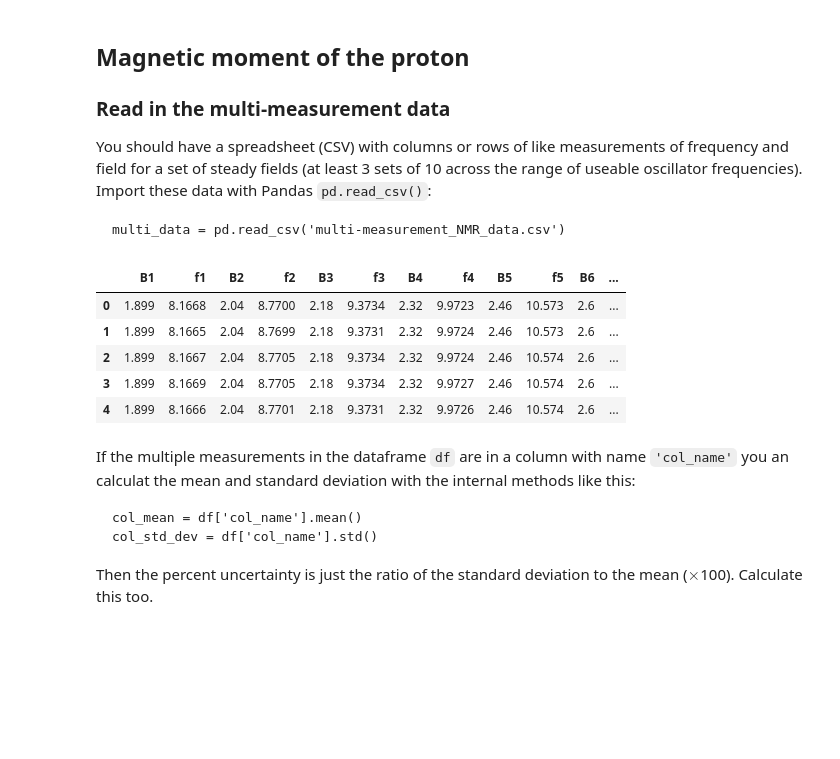
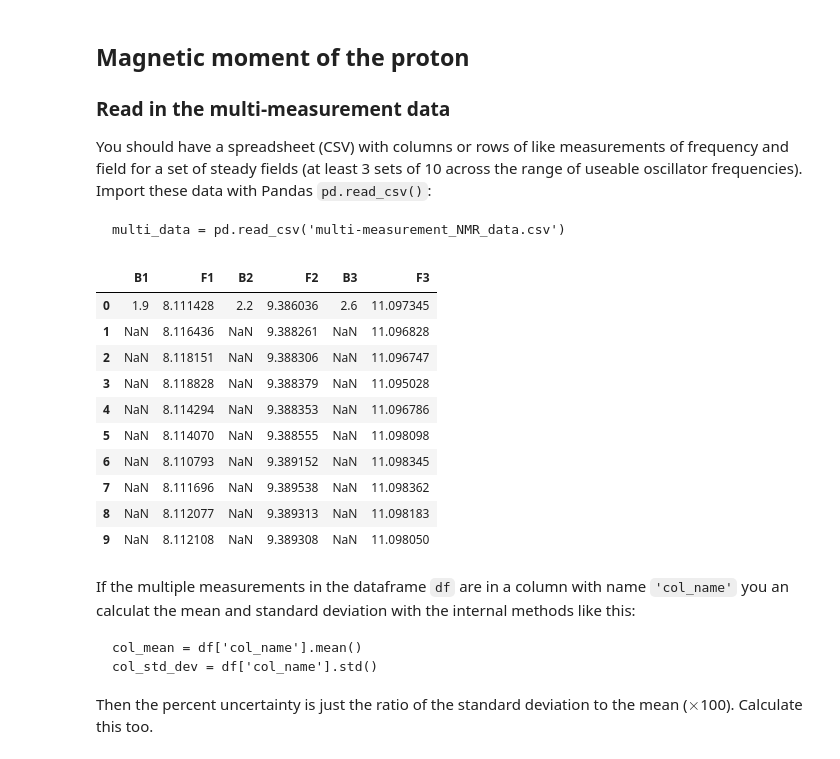
Before and after one commit to mbrosenuw/continuous-NMR, a Jupyter notebook: Continuous NMR Analysis (Template).ipynb, the cells around one changed output. Saved outputs shown, nothing was run; the diff lists cells and outputs as text; code cells hidden in the pictures; blank space fills up the shorter version.

```diff
--- a/Continuous NMR Analysis (Template).ipynb
+++ b/Continuous NMR Analysis (Template).ipynb
@@ -63,15 +89,20 @@ You should have a spreadsheet (CSV) with columns or rows of like measurements of
     multi_data = pd.read_csv('multi-measurement_NMR_data.csv')
 # %%
 # Read in the data to a Pandas dataframe and print a table.
-df = pd.read_csv('exercise1_data.csv')
+df = pd.read_csv('exercise 1 calibration.csv')
 df
 # %% [output]
-|  | B1 | f1 | B2 | f2 | B3 | f3 | B4 | f4 | B5 | f5 | B6 | ... |
-| 0 | 1.899 | 8.1668 | 2.04 | 8.7700 | 2.18 | 9.3734 | 2.32 | 9.9723 | 2.46 | 10.573 | 2.6 | ... |
-| 1 | 1.899 | 8.1665 | 2.04 | 8.7699 | 2.18 | 9.3731 | 2.32 | 9.9724 | 2.46 | 10.573 | 2.6 | ... |
-| 2 | 1.899 | 8.1667 | 2.04 | 8.7705 | 2.18 | 9.3734 | 2.32 | 9.9724 | 2.46 | 10.574 | 2.6 | ... |
-| 3 | 1.899 | 8.1669 | 2.04 | 8.7705 | 2.18 | 9.3734 | 2.32 | 9.9727 | 2.46 | 10.574 | 2.6 | ... |
-| 4 | 1.899 | 8.1666 | 2.04 | 8.7701 | 2.18 | 9.3731 | 2.32 | 9.9726 | 2.46 | 10.574 | 2.6 | ... |
+|  | B1 | F1 | B2 | F2 | B3 | F3 |
+| 0 | 1.9 | 8.111428 | 2.2 | 9.386036 | 2.6 | 11.097345 |
+| 1 | NaN | 8.116436 | NaN | 9.388261 | NaN | 11.096828 |
+| 2 | NaN | 8.118151 | NaN | 9.388306 | NaN | 11.096747 |
+| 3 | NaN | 8.118828 | NaN | 9.388379 | NaN | 11.095028 |
+| 4 | NaN | 8.114294 | NaN | 9.388353 | NaN | 11.096786 |
+| 5 | NaN | 8.114070 | NaN | 9.388555 | NaN | 11.098098 |
+| 6 | NaN | 8.110793 | NaN | 9.389152 | NaN | 11.098345 |
+| 7 | NaN | 8.111696 | NaN | 9.389538 | NaN | 11.098362 |
+| 8 | NaN | 8.112077 | NaN | 9.389313 | NaN | 11.098183 |
+| 9 | NaN | 8.112108 | NaN | 9.389308 | NaN | 11.098050 |
 # %% [markdown]
 If the multiple measurements in the dataframe `df` are in a column with name `'col_name'` you an calculat the mean and standard deviation with the internal methods like this:
 
```
Also changed, not shown: parts of 11 cells of this notebook, 5 other files.
